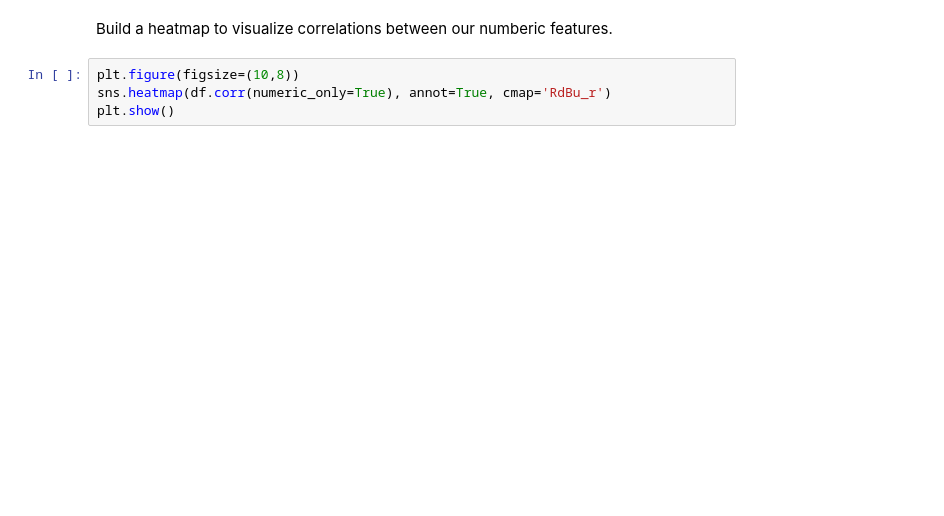
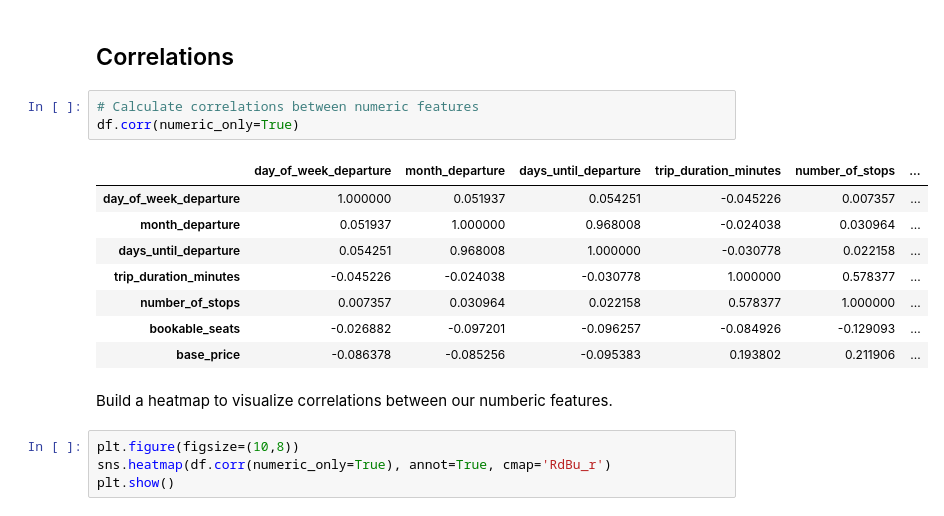
Before and after one commit to sheenamrv/flight-price-prediction-web-app, a Jupyter notebook: data cleaning and eda/eda.ipynb, the cells around one changed output. Cells and saved outputs as stored; diff of their text form; blank space fills up the shorter version.

```diff
--- a/data cleaning and eda/eda.ipynb
+++ b/data cleaning and eda/eda.ipynb
@@ -26,3 +63,17 @@ df.sample(5)
+# %% [markdown]
+## Correlations
+# %%
+# Calculate correlations between numeric features
+df.corr(numeric_only=True)
+# %% [output]
+|  | day_of_week_departure | month_departure | days_until_departure | trip_duration_minutes | number_of_stops | ... |
+| day_of_week_departure | 1.000000 | 0.051937 | 0.054251 | -0.045226 | 0.007357 | ... |
+| month_departure | 0.051937 | 1.000000 | 0.968008 | -0.024038 | 0.030964 | ... |
+| days_until_departure | 0.054251 | 0.968008 | 1.000000 | -0.030778 | 0.022158 | ... |
+| trip_duration_minutes | -0.045226 | -0.024038 | -0.030778 | 1.000000 | 0.578377 | ... |
+| number_of_stops | 0.007357 | 0.030964 | 0.022158 | 0.578377 | 1.000000 | ... |
+| bookable_seats | -0.026882 | -0.097201 | -0.096257 | -0.084926 | -0.129093 | ... |
+| base_price | -0.086378 | -0.085256 | -0.095383 | 0.193802 | 0.211906 | ... |
 # %% [markdown]
 Build a heatmap to visualize correlations between our numberic features.
 # %%
```
Also changed, not shown: parts of 70 cells of this notebook, 7 other files.
